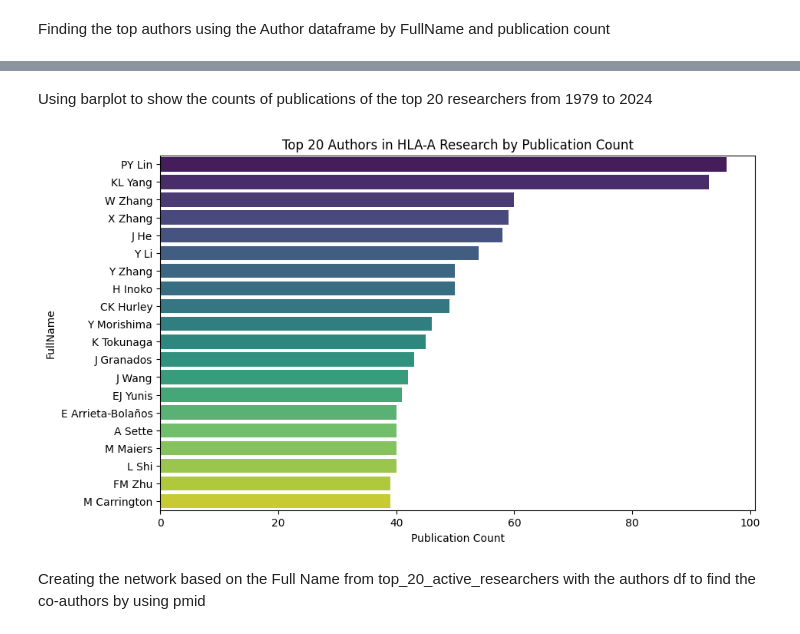
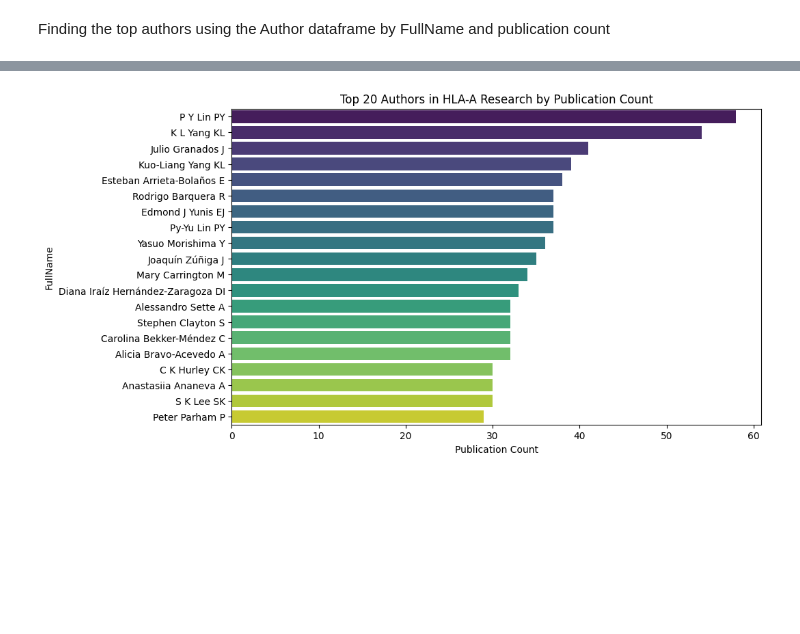
Before and after one commit to catcarroll98/skills-assessment-2, a Jupyter notebook: skillspresentation.ipynb, the cells around one changed output, grey strips where cells are left out. Drawn from its saved outputs; the diff is of its cells as text; code cells hidden in the pictures; blank space fills up the shorter version.

Commit message:
added pubblication count of top 20 researchers from the year 2000 to 2024 and plotted

```diff
--- a/skillspresentation.ipynb
+++ b/skillspresentation.ipynb
@@ -197,3 +279,8 @@ dtype: int64
 # %%
 # Extract the initial from the 'Forename' column
-author_df['AuthorInitials'] =author_df['AuthorForename'].apply(lambda x: x[0] if pd.notnull(x) else '')
+# Create a copy of the DataFrame slice to ensure it's a separate object
+author_df = author_df.copy()
+
+# Now perform the operation
+author_df.loc[:, 'AuthorInitials'] = author_df['AuthorForename'].apply(lambda x: x[0] if pd.notnull(x) else '')
+author_df
@@ -211,12 +315,3 @@ AuthorAffiliation    0
 dtype: int64
 # %% [markdown]
 Adding the column FullName by adding Forename and Lastname of the researchers using astype(str) to find the Publication count for the analysis part.
-# %%
-# creating copy dataframe for authors to avoid copy slice errors because it was showing error like that while running without the copy dataframe
-author_df = author_df.copy()
-
-#Creating the full name column
-author_df['FullName'] = author_df['AuthorForename'].astype(str) + ' ' + author_df['AuthorLastname'].astype(str) + ' ' + author_df['AuthorInitials']
-
-# Displaying the DataFrame with the 'FullName' column
-author_df
@@ -238,7 +319,7 @@ author_df
 Clearing the missing value rows based on the unavilability of data(PMID,AuthorForname,AuthorLastname and AuthorInitials)
 # %%
 # Dropping rows where 'PMID', 'Year', 'AuthorForename', or 'AuthorLastname' are missing in the authors dataframe
-authors_df = author_df.dropna(subset=['PMID','AuthorForename', 'AuthorLastname','AuthorInitials'])
+authors_df = author_df.dropna(subset=['AuthorForename','AuthorAffiliation'])
 missing_values_cleaned_authors = authors_df.isnull().sum()
 IPD.display(missing_values_cleaned_authors)
 # %% [output]
@@ -332,8 +427,9 @@ Finding the top authors using the Author dataframe by FullName and publication c
 # Counting publications for each author considering their FullName
 full_name_publication_counts = authors_df.groupby(['FullName']).size().reset_index(name='PublicationCount')
 
-# Sorting the authors based on their publication count from the year 1999-2024
+# Sorting the authors based on their publication count from the year 2000-2024
 Publication_counts = full_name_publication_counts.sort_values(by='PublicationCount', ascending=False)
-Publication_counts
+Publication_trend_top_20= Publication_counts.head(20)
+Publication_trend_top_20
 # %% [output]
 |  | FullName | PublicationCount |
@@ -376,14 +452,11 @@ top_20_active_researchers
-# %% [markdown]
-Using barplot to show the counts of publications of the top 20 researchers from 1979 to 2024
 # %%
-#importing seaborn for the visualisation
+#importing seaborn for the visualisation#
+import matplotlib.pyplot as plt
 import seaborn as sns
 plt.figure(figsize=(10, 6))
-sns.barplot(x='PublicationCount', y='FullName', hue='FullName', data=top_20_active_researchers, palette='viridis')
+sns.barplot(x='PublicationCount', y='FullName', hue='FullName', data= Publication_trend_top_20, palette='viridis')
 plt.title('Top 20 Authors in HLA-A Research by Publication Count')
 plt.xlabel('Publication Count')
 plt.show()
 # %% [output]
-[figure, old version]
+[figure, new version]
-# %% [markdown]
-Creating the network based on the Full Name from top_20_active_researchers with the authors df to find the co-authors by using pmid
```
Also changed, not shown: parts of 37 cells of this notebook.
